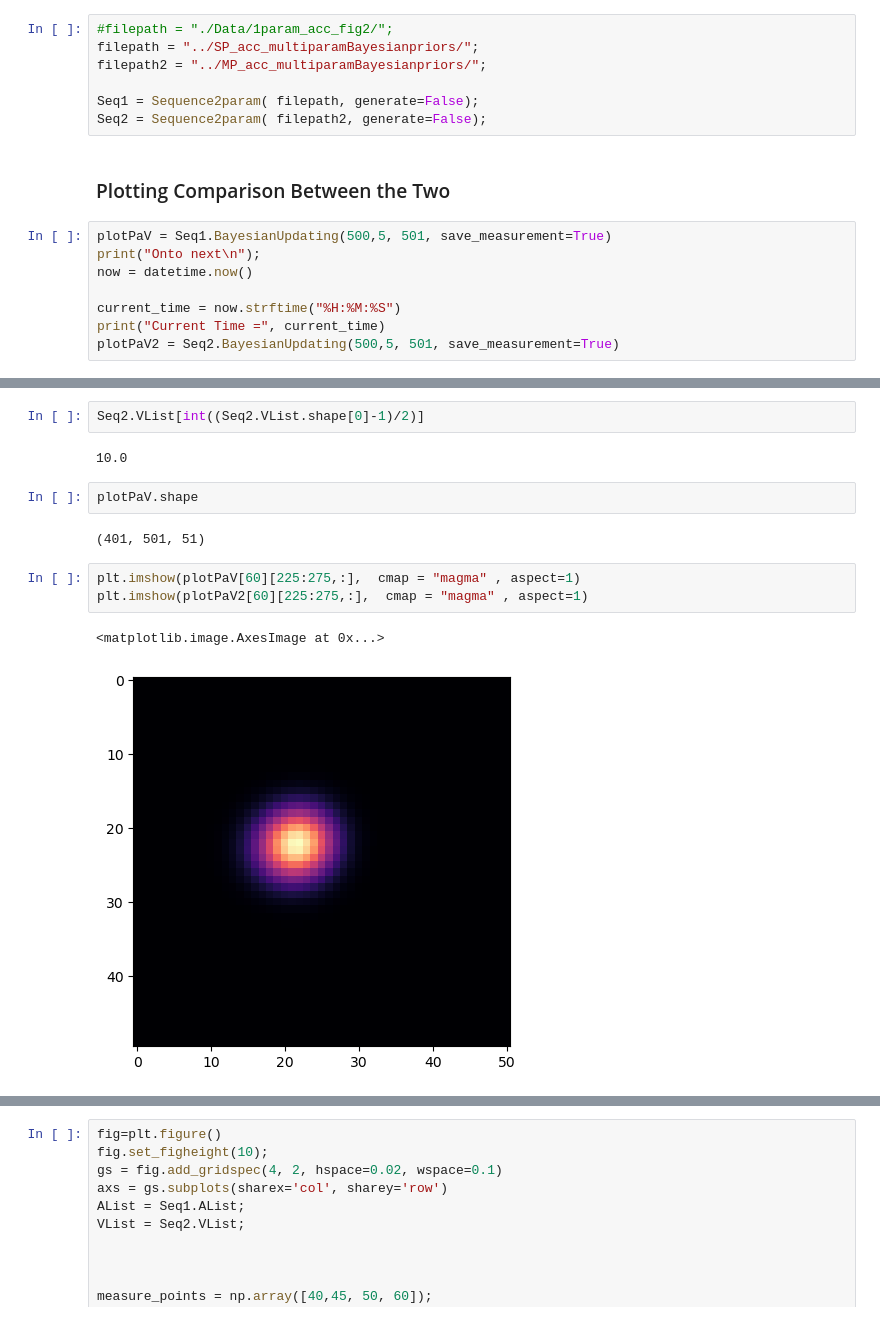
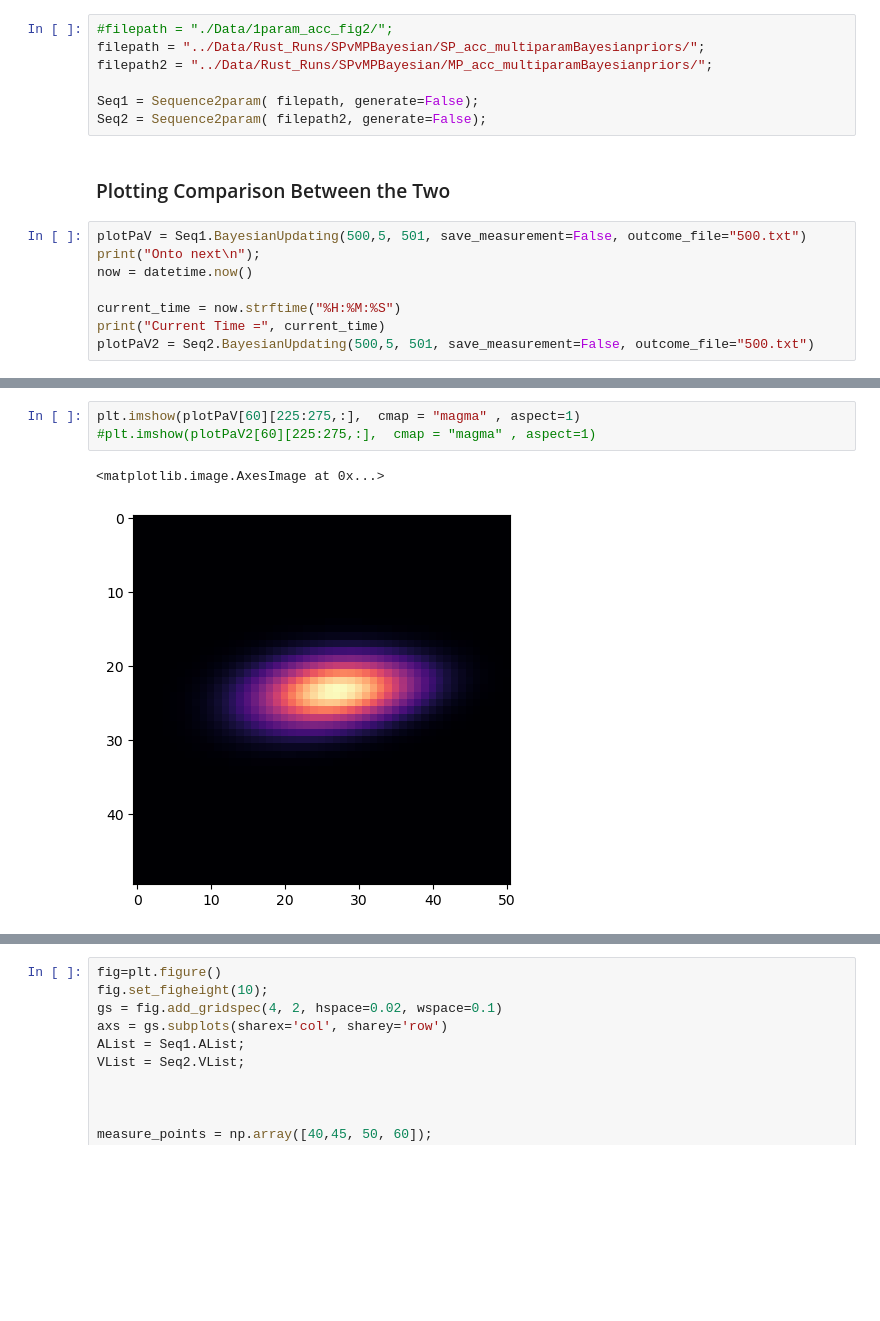
Before and after one commit to rootware/lattice_evolution, a Jupyter notebook: Python/Option1_2_comparison.ipynb, the cells around one changed output, grey strips where cells are left out. Saved outputs shown, nothing was run; the diff lists cells and outputs as text; blank space fills up the shorter version.

Commit message:
improved Sequence code to load existing outcome files

```diff
--- a/Python/Option1_2_comparison.ipynb
+++ b/Python/Option1_2_comparison.ipynb
@@ -11,18 +14,18 @@ from datetime import datetime;
 Data imports
 # %%
 #filepath = "./Data/1param_acc_fig2/";
-filepath = "../SP_acc_multiparamBayesianpriors/";
-filepath2 = "../MP_acc_multiparamBayesianpriors/";
+filepath = "../Data/Rust_Runs/SPvMPBayesian/SP_acc_multiparamBayesianpriors/";
+filepath2 = "../Data/Rust_Runs/SPvMPBayesian/MP_acc_multiparamBayesianpriors/";
 
 Seq1 = Sequence2param( filepath, generate=False);
 Seq2 = Sequence2param( filepath2, generate=False);
 # %% [markdown]
 ### Plotting Comparison Between the Two
 # %%
-plotPaV = Seq1.BayesianUpdating(500,5, 501, save_measurement=True)
+plotPaV = Seq1.BayesianUpdating(500,5, 501, save_measurement=False, outcome_file="500.txt")
 print("Onto next\n");
 now = datetime.now()
 
 current_time = now.strftime("%H:%M:%S")
 print("Current Time =", current_time)
-plotPaV2 = Seq2.BayesianUpdating(500,5, 501, save_measurement=True)
+plotPaV2 = Seq2.BayesianUpdating(500,5, 501, save_measurement=False, outcome_file="500.txt")
@@ -64,14 +55,6 @@ plt.show()
-# %%
-Seq2.VList[int((Seq2.VList.shape[0]-1)/2)]
-# %% [output]
-10.0
-# %%
-plotPaV.shape
-# %% [output]
-(401, 501, 51)
 # %%
 plt.imshow(plotPaV[60][225:275,:],  cmap = "magma" , aspect=1)
-plt.imshow(plotPaV2[60][225:275,:],  cmap = "magma" , aspect=1)
+#plt.imshow(plotPaV2[60][225:275,:],  cmap = "magma" , aspect=1)
 # %% [output]
 <matplotlib.image.AxesImage at 0x...>
-[figure, old version]
+[figure, new version]
```
Also changed, not shown: parts of 6 cells of this notebook, 1 other file.
